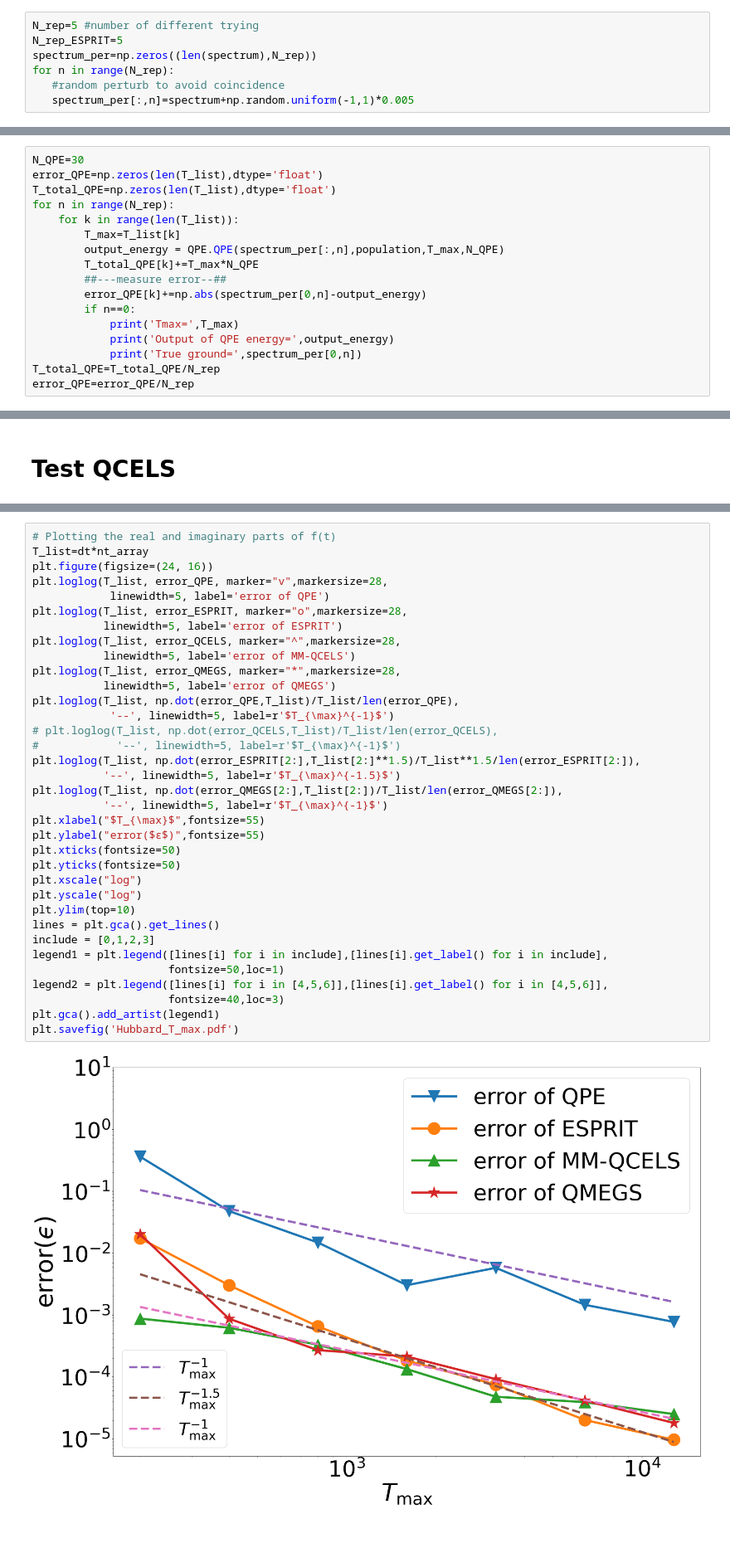
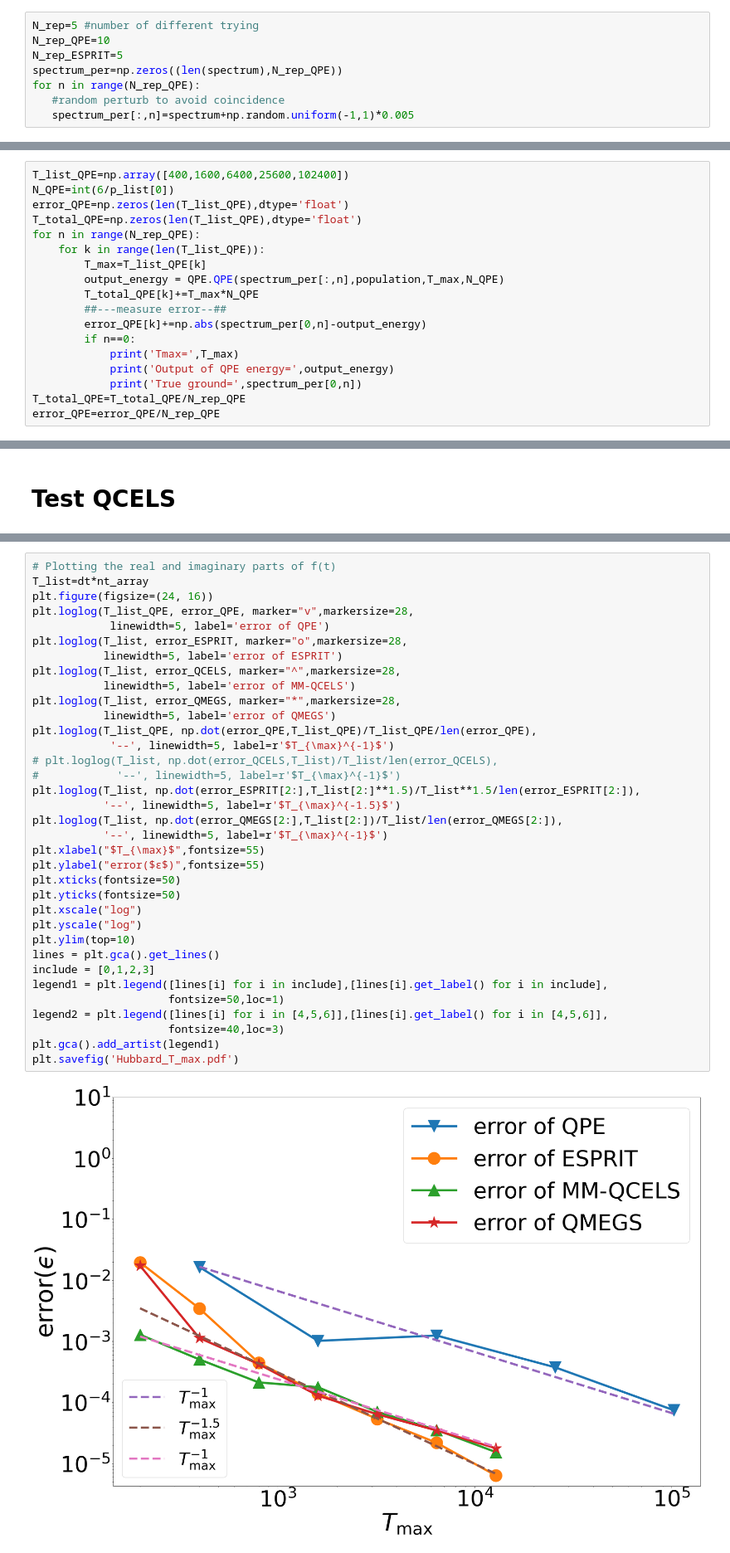
Before and after one commit to zhiyanding/phase_estimation_methods, a Jupyter notebook: Hubbard-4.ipynb, the cells around one changed output, grey strips where cells are left out. Shown: that part at 83% size. Drawn from its saved outputs; the diff is of its cells as text.

```diff
--- a/Hubbard-4.ipynb
+++ b/Hubbard-4.ipynb
@@ -74,9 +74,10 @@ print('dominent gap=',spectrum[1]-spectrum[0])
 dominent gap= 0.02324231000729793
 # %%
 N_rep=5 #number of different trying
+N_rep_QPE=10
 N_rep_ESPRIT=5
-spectrum_per=np.zeros((len(spectrum),N_rep))
-for n in range(N_rep):
+spectrum_per=np.zeros((len(spectrum),N_rep_QPE))
+for n in range(N_rep_QPE):
    #random perturb to avoid coincidence
    spectrum_per[:,n]=spectrum+np.random.uniform(-1,1)*0.005
 # %% [markdown]
@@ -134,12 +135,13 @@ True dominant= [-1.00375825 -0.98051594]
 # %% [markdown]
 # Test QPE
 # %%
-N_QPE=30
-error_QPE=np.zeros(len(T_list),dtype='float')
-T_total_QPE=np.zeros(len(T_list),dtype='float')
-for n in range(N_rep):
-    for k in range(len(T_list)):
-        T_max=T_list[k]
+T_list_QPE=np.array([400,1600,6400,25600,102400])
+N_QPE=int(6/p_list[0])
+error_QPE=np.zeros(len(T_list_QPE),dtype='float')
+T_total_QPE=np.zeros(len(T_list_QPE),dtype='float')
+for n in range(N_rep_QPE):
+    for k in range(len(T_list_QPE)):
+        T_max=T_list_QPE[k]
         output_energy = QPE.QPE(spectrum_per[:,n],population,T_max,N_QPE)
         T_total_QPE[k]+=T_max*N_QPE
         ##---measure error--##
@@ -148,6 +150,6 @@ for n in range(N_rep):
             print('Tmax=',T_max)
             print('Output of QPE energy=',output_energy)
             print('True ground=',spectrum_per[0,n])
-T_total_QPE=T_total_QPE/N_rep
-error_QPE=error_QPE/N_rep
+T_total_QPE=T_total_QPE/N_rep_QPE
+error_QPE=error_QPE/N_rep_QPE
 # %% [output]
@@ -298,39 +298,39 @@ True dominant= [-1.00375825 -0.98051594]
 # Plotting the real and imaginary parts of f(t)
 T_list=dt*nt_array
 plt.figure(figsize=(24, 16))
-plt.loglog(T_list, error_QPE, marker="v",markersize=28,
+plt.loglog(T_list_QPE, error_QPE, marker="v",markersize=28,
             linewidth=5, label='error of QPE')
 plt.loglog(T_list, error_ESPRIT, marker="o",markersize=28,
            linewidth=5, label='error of ESPRIT')
 plt.loglog(T_list, error_QCELS, marker="^",markersize=28,
            linewidth=5, label='error of MM-QCELS')
 plt.loglog(T_list, error_QMEGS, marker="*",markersize=28,
            linewidth=5, label='error of QMEGS')
-plt.loglog(T_list, np.dot(error_QPE,T_list)/T_list/len(error_QPE),
+plt.loglog(T_list_QPE, np.dot(error_QPE,T_list_QPE)/T_list_QPE/len(error_QPE),
             '--', linewidth=5, label=r'$T_{\max}^{-1}$')
 # plt.loglog(T_list, np.dot(error_QCELS,T_list)/T_list/len(error_QCELS),
 #            '--', linewidth=5, label=r'$T_{\max}^{-1}$')
 plt.loglog(T_list, np.dot(error_ESPRIT[2:],T_list[2:]**1.5)/T_list**1.5/len(error_ESPRIT[2:]),
            '--', linewidth=5, label=r'$T_{\max}^{-1.5}$')
 plt.loglog(T_list, np.dot(error_QMEGS[2:],T_list[2:])/T_list/len(error_QMEGS[2:]),
            '--', linewidth=5, label=r'$T_{\max}^{-1}$')
 plt.xlabel("$T_{\max}$",fontsize=55)
 plt.ylabel("error($ϵ$)",fontsize=55)
 plt.xticks(fontsize=50)
 plt.yticks(fontsize=50)
 plt.xscale("log")
 plt.yscale("log")
 plt.ylim(top=10)
 lines = plt.gca().get_lines()
 include = [0,1,2,3]
 legend1 = plt.legend([lines[i] for i in include],[lines[i].get_label() for i in include],
                      fontsize=50,loc=1)
 legend2 = plt.legend([lines[i] for i in [4,5,6]],[lines[i].get_label() for i in [4,5,6]],
                      fontsize=40,loc=3)
 plt.gca().add_artist(legend1)
 plt.savefig('Hubbard_T_max.pdf')
 # %% [output]
-[figure, old version]
+[figure, new version]
 # %%
 # Plotting the real and imaginary parts of f(t)
 T_list=dt*nt_array
```
Also changed, not shown: parts of 6 cells of this notebook, 7 other files.
